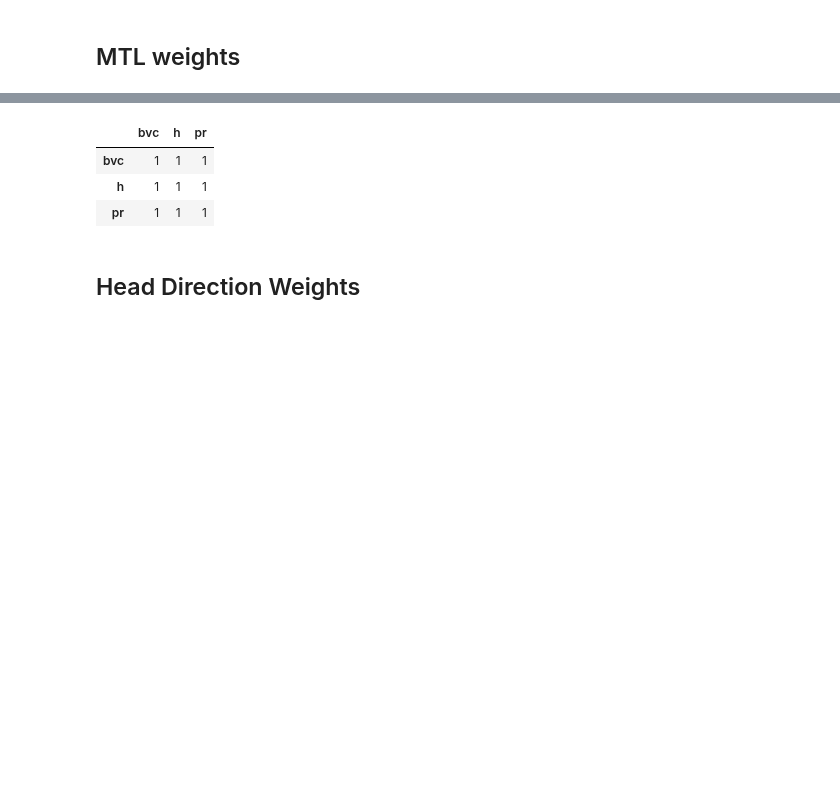
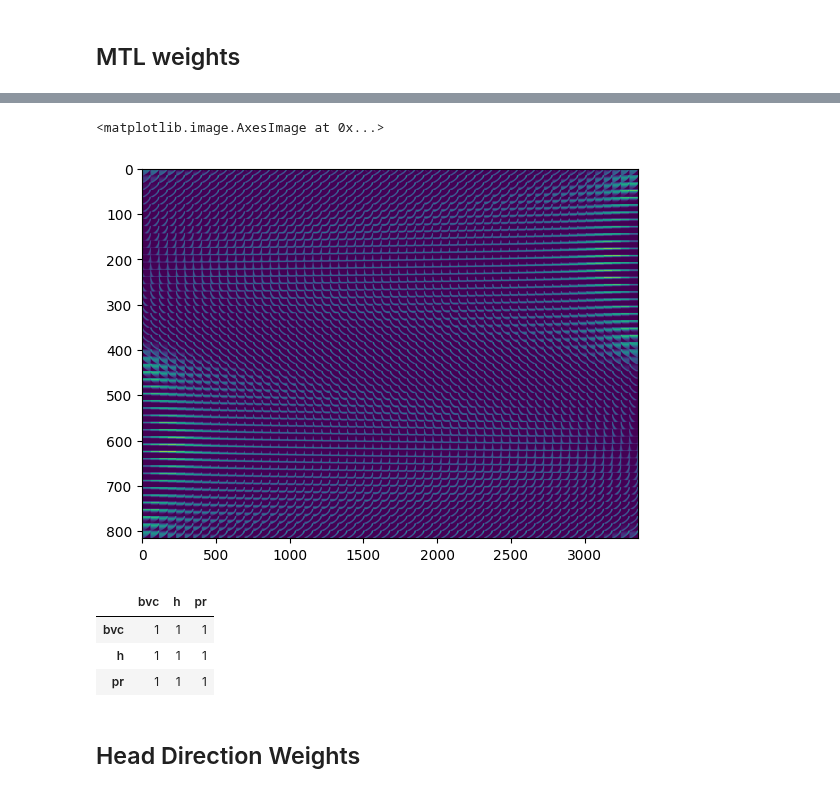
Before and after one commit to 1101AlexZab1011/SpatialMemory, a Jupyter notebook: dev/init_weights.ipynb, the cells around one changed output, grey strips where cells are left out. Cells and saved outputs as stored; diff of their text form; code cells hidden in the pictures; blank space fills up the shorter version.

```diff
--- a/dev/init_weights.ipynb
+++ b/dev/init_weights.ipynb
@@ -483,0 +467,5 @@ ValueError: location = 1000, bvc2h_weights_contrib.shape = (4356, 816), coords =
+# %%
+plt.imshow(weights_big.h.to.bvc, aspect='auto')
+# %% [output]
+<matplotlib.image.AxesImage at 0x...>
+[figure, added]
```
Also changed, not shown: parts of 24 cells of this notebook, 9 other files.
